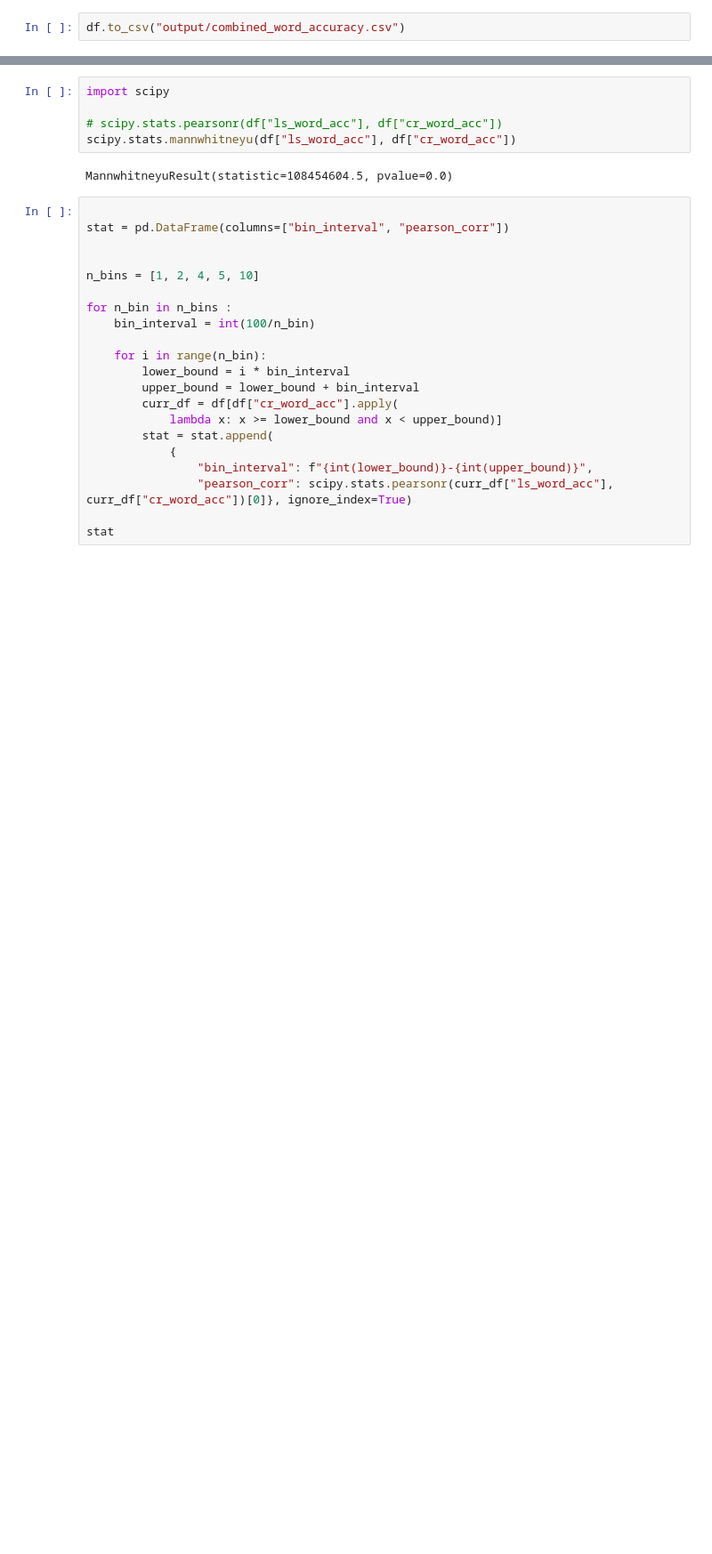
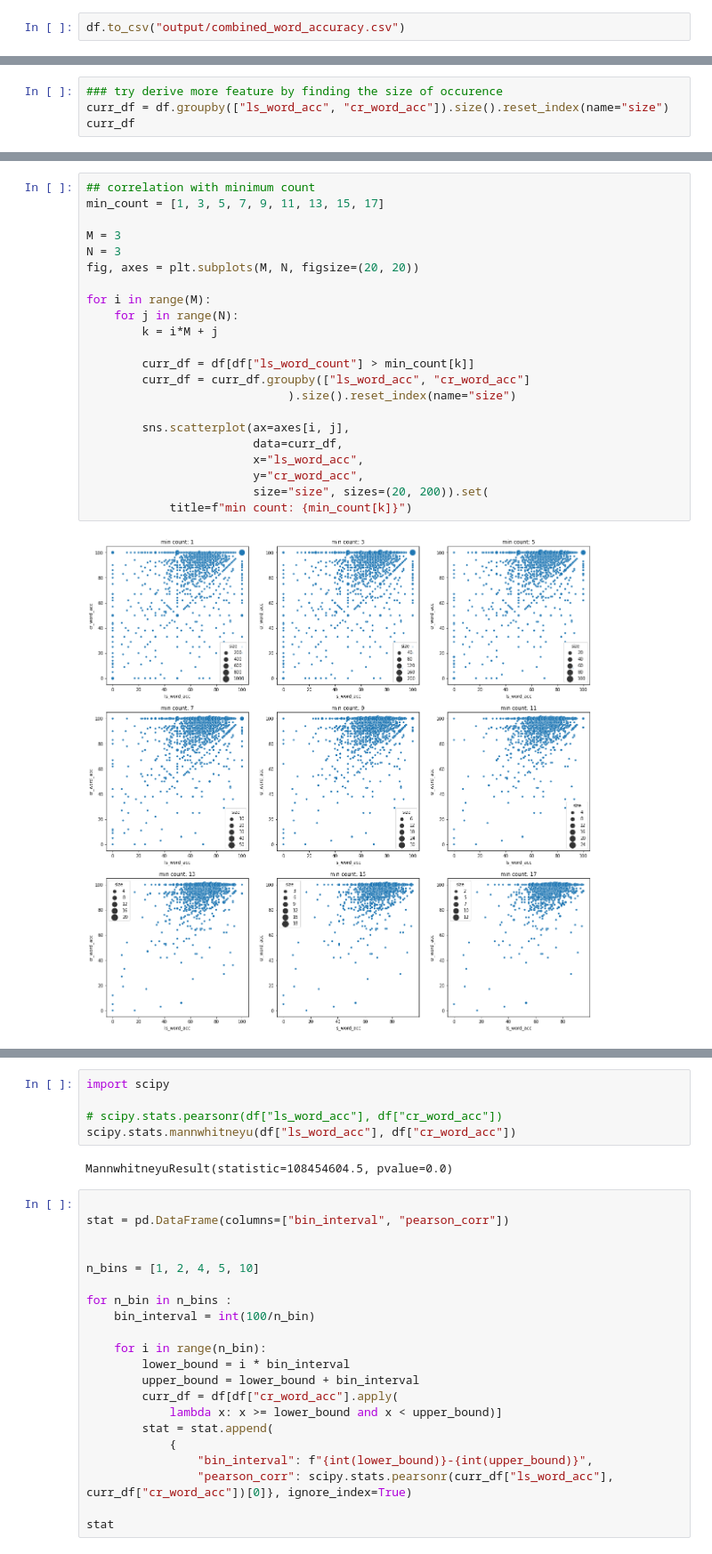
Before and after one commit to mhilmiasyrofi/evaluateASREvolve, a Jupyter notebook: erorr_visualization.ipynb, the cells around one changed output, grey strips where cells are left out. Shown at 89% size. Saved outputs shown, nothing was run; the diff lists cells and outputs as text; blank space fills up the shorter version.

```diff
--- a/erorr_visualization.ipynb
+++ b/erorr_visualization.ipynb
@@ -697,0 +739,4 @@ df.to_csv("output/combined_word_accuracy.csv")
+# %%
+### try derive more feature by finding the size of occurence
+curr_df = df.groupby(["ls_word_acc", "cr_word_acc"]).size().reset_index(name="size")
+curr_df
@@ -697,0 +757,24 @@ df.to_csv("output/combined_word_accuracy.csv")
+# %%
+## correlation with minimum count
+min_count = [1, 3, 5, 7, 9, 11, 13, 15, 17]
+
+M = 3
+N = 3
+fig, axes = plt.subplots(M, N, figsize=(20, 20))
+
+for i in range(M):
+    for j in range(N):
+        k = i*M + j
+
+        curr_df = df[df["ls_word_count"] > min_count[k]]
+        curr_df = curr_df.groupby(["ls_word_acc", "cr_word_acc"]
+                             ).size().reset_index(name="size")
+
+        sns.scatterplot(ax=axes[i, j],
+                        data=curr_df,
+                        x="ls_word_acc",
+                        y="cr_word_acc",
+                        size="size", sizes=(20, 200)).set(
+            title=f"min count: {min_count[k]}")
+# %% [output]
+[figure, added]
```
Also changed, not shown: parts of 14 cells of this notebook.
